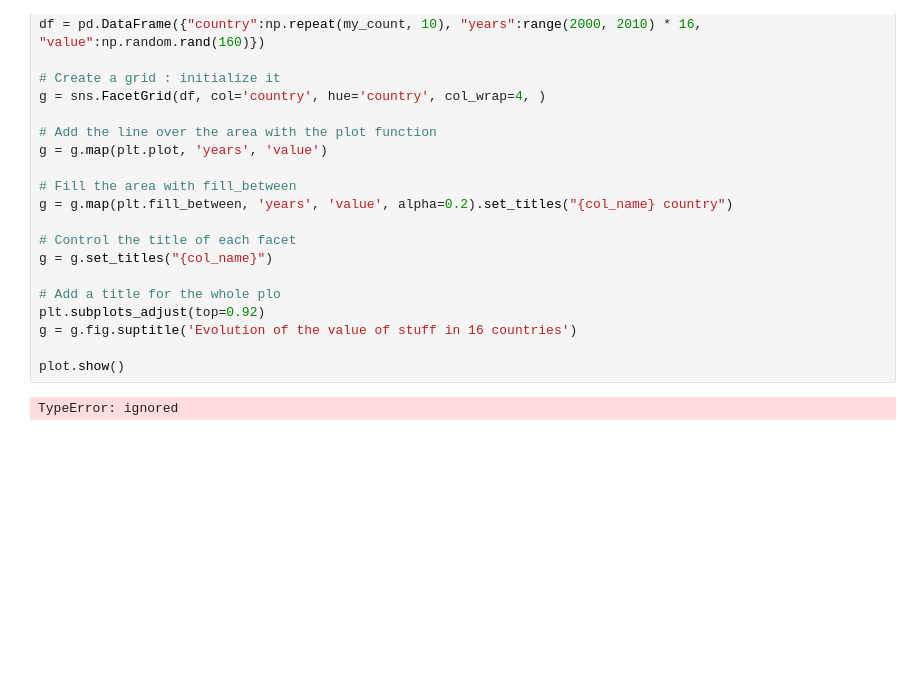
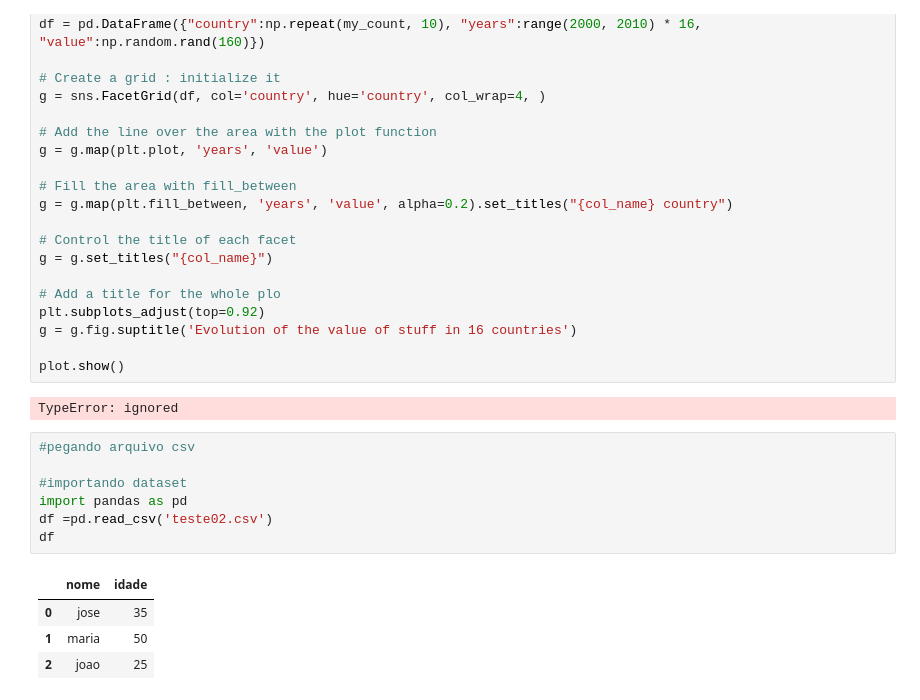
Before and after one commit to wevertonAraujo/projeto_final_python_4_cidades, a Jupyter notebook: teste1_0.ipynb, the cells around one changed output. Saved outputs shown, nothing was run; the diff lists cells and outputs as text; blank space fills up the shorter version.

```diff
--- a/teste1_0.ipynb
+++ b/teste1_0.ipynb
@@ -208,3 +208,15 @@ g = g.fig.suptitle('Evolution of the value of stuff in 16 countries')
 plot.show()
 # %% [output]
 TypeError: ignored
+# %%
+#pegando arquivo csv
+
+#importando dataset
+import pandas as pd
+df =pd.read_csv('teste02.csv')
+df
+# %% [output]
+|  | nome | idade |
+| 0 | jose | 35 |
+| 1 | maria | 50 |
+| 2 | joao | 25 |
```
